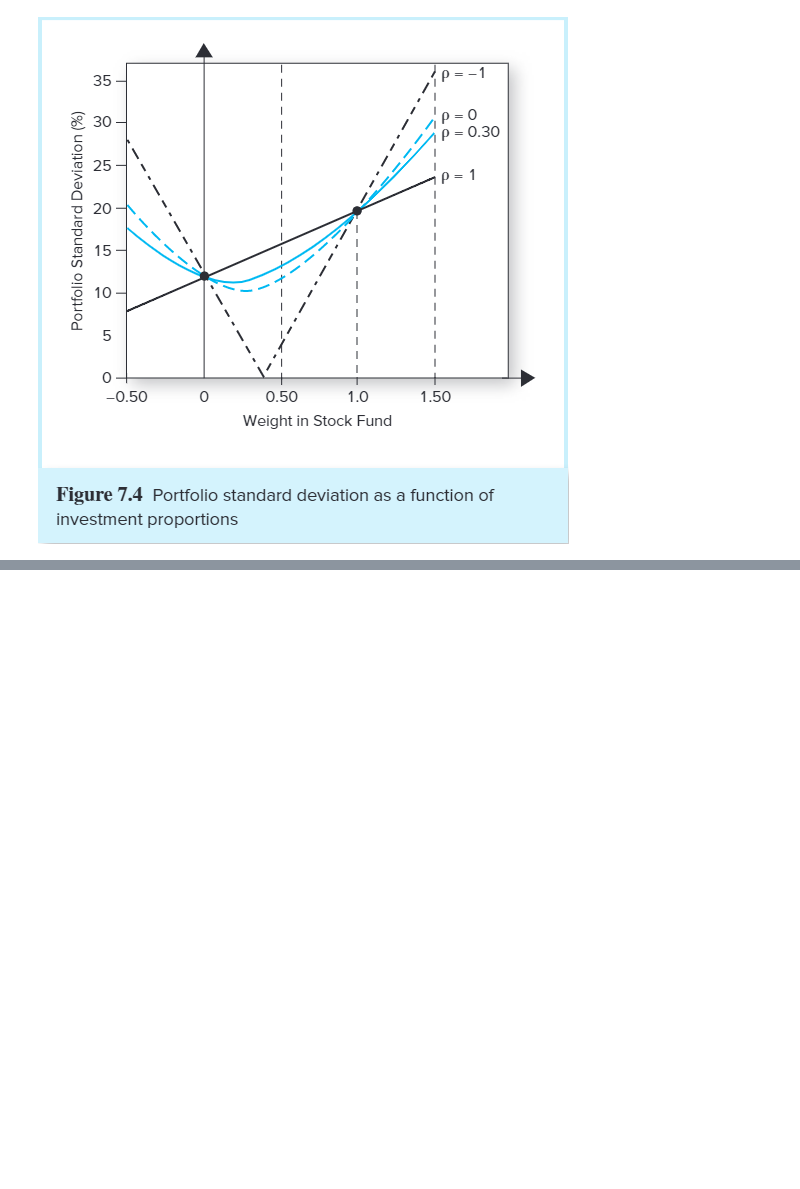
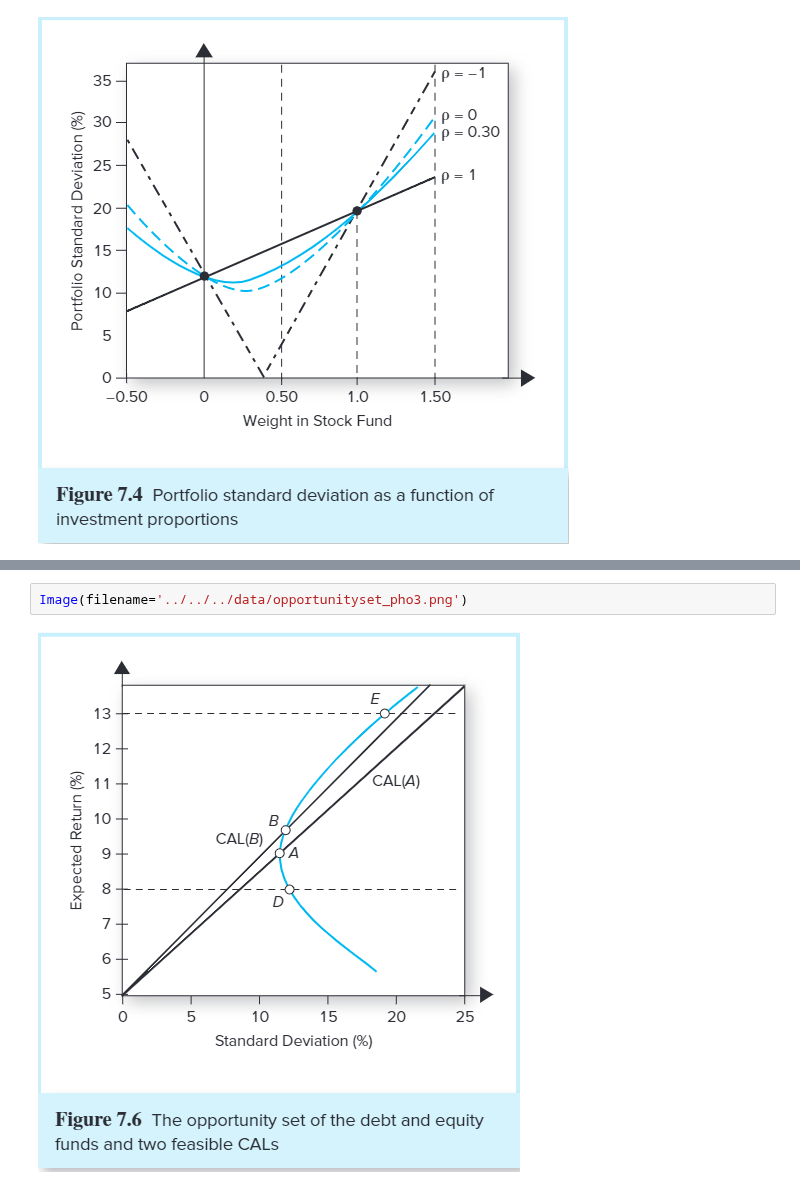
Before and after one commit to eddietaylor/securities-analysis, a Jupyter notebook: notebooks/playgrounds/notes/investments_notes.ipynb, the cells around one changed output, grey strips where cells are left out. Cells and saved outputs as stored; diff of their text form; blank space fills up the shorter version.

```diff
--- a/notebooks/playgrounds/notes/investments_notes.ipynb
+++ b/notebooks/playgrounds/notes/investments_notes.ipynb
@@ -1844,0 +1882,4 @@ Image(filename='../../../data/portfoliostd_vs_weight.png')
+# %%
+Image(filename='../../../data/opportunityset_pho3.png')
+# %% [output]
+[figure, added]
```
Also changed, not shown: parts of 90 cells of this notebook, 1 other file.
